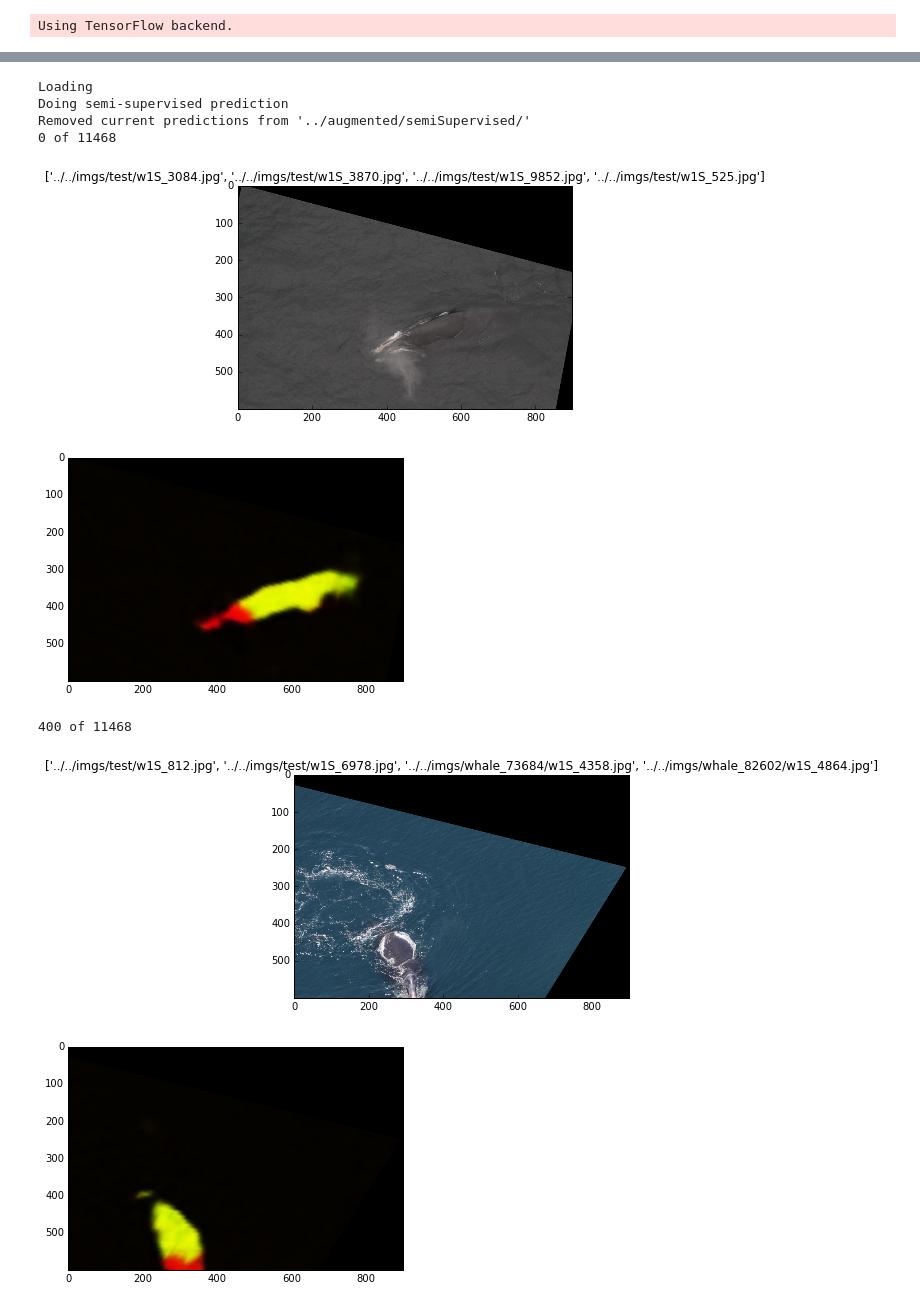
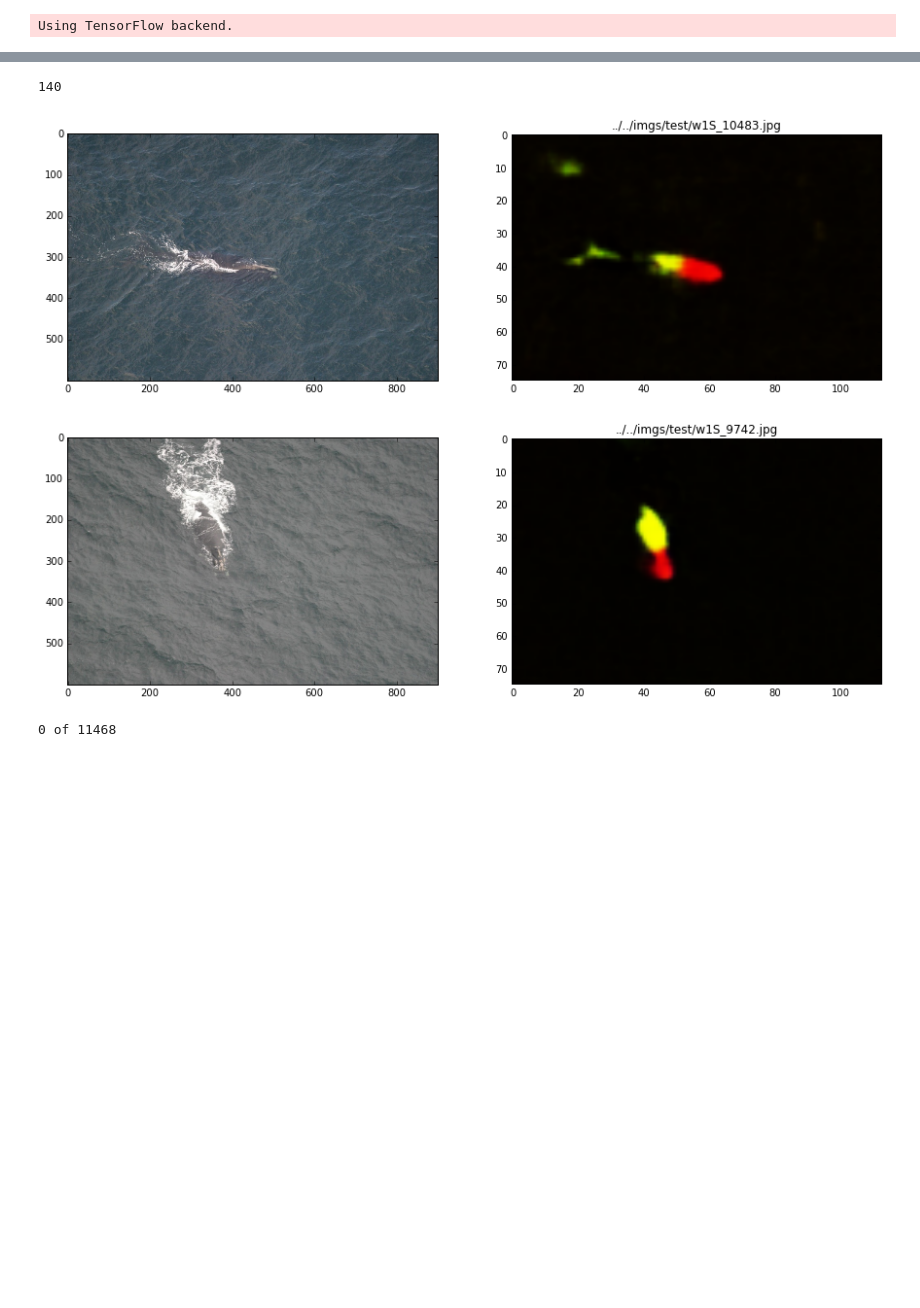
Before and after one commit to mattdns1006/whale, a Jupyter notebook: locator/tf/main.ipynb, the cells around one changed output, grey strips where cells are left out. Cells and saved outputs as stored; diff of their text form; code cells hidden in the pictures; blank space fills up the shorter version.

```diff
--- a/locator/tf/main.ipynb
+++ b/locator/tf/main.ipynb
@@ -6,6 +6,7 @@ import numpy as np
 import glob, sys
 import matplotlib.pyplot as plt
 import tqdm, os, cv2
+import pickle
 %matplotlib inline
 
 sys.path.append("/home/msmith/misc/py/")
@@ -42,6 +43,10 @@ def trainer(loss,learningRate,momentum=0.9):
 
 def imgForSave(img,scale=255):
     return (img*scale).astype(np.uint8).squeeze()
+
+def loadList(wp):
+    with open(wp, 'rb') as fp:
+        return pickle.load(fp)
 # %% [output]
 Using TensorFlow backend.
 # %%
@@ -51,10 +56,14 @@ if __name__ == "__main__":
 
         # What are we doing? Please choose one!
         trainTest = 0
-        trainAll = 1
-        fit = 0
-        ss = 1 # semi supervised
+        trainAll = 0
+        fit = 1
+        ss = 0 # semi supervised
         assert trainTest + trainAll + fit == 1, "Can only be doing one of these operations train/test, trainAll, fit"
+
+        # failed
+        failed = loadList("../imgCropFails.txt")
+        failed = [x.replace("m1_ss_","w1S_") for x in failed]
 
         # File paths
         toFitPaths = glob.glob("../../imgs/*/w1S*")
@@ -72,7 +81,7 @@ if __name__ == "__main__":
         diceThreshold = 0.5
         nEpochs = 20
         batchSize = 4
-        histMatch = 1
+        histMatch = 0
 
         matchingImg = "x_1"
         modelName = "model.tf"
@@ -149,7 +156,7 @@ if __name__ == "__main__":
 
             if load == 1:
                 if fit == 1:
-                    folderName += "trainAll/" #Assume we are using all data99999999999999999999999999999999999999999999999999999999999999999999999999999999999999999999999999999999999999999999999999999999++++6999+9-966666666666666666666666666666666666666666666666666662
+                    folderName += "trainAll/"
                 print("Loading")
                 saver.restore(sess,folderName+modelName)
             else:
@@ -186,7 +193,7 @@ if __name__ == "__main__":
                                 yPred_ = cv2.resize(yPred_,(900,600),interpolation=cv2.INTER_LINEAR)
 
 
-                                for i in range(4):
+                                for i in range(2):
                                     originalC, yPred_C = original.copy(), yPred_.copy()
                                     originalC, yPred_C = rotateImgMask(originalC,yPred_C)
                                     wp = "../augmented/semiSupervised/y_{0}.jpg".format(count)
@@ -235,56 +242,52 @@ if __name__ == "__main__":
                             loss_, diceScore_, yPred_ = sess.run([loss,diceScore,yPred], feed_dict = {x:X,y:Y})
                             tePerformance.add(loss_,diceScore_)
                             if finTe == 1 or np.random.uniform() < displayProb:
                                 showBatch(X,Y,yPred_,unnormalize=1, name = "test")
                                 #tePerformance.displayCurrentPerformance()
                         tePerformance.endEpoch()
                         tePerformance.displayEpochPerformance()
 
                     if epoch > 0 and epoch % 2 == 0 :
                         learningRate/= 1.1
                         print("Dropped learning rate to {0:.6f}".format(learningRate))
                     if save == 1:
                         clear_output()
 
                         save_path = saver.save(sess, folderName+"/"+modelName)
                         trPerformance.writeToCsv(folderName+"trainPerf.csv")
                         if trainAll != 1:
                             tePerformance.writeToCsv(folderName+"testPerf.csv")
                         print("Saved in {0}".format(folderName))
 
             elif fit == 1:
+                #toFitPaths.sort()
+                fitFeed = loadData.feed(inDims = inDims, outDims = outDims, paths = toFitPaths, matchingImg = matchingImg, histMatch = histMatch)
+                finFitting = 0
+                count = 0
+                while finFitting == 0:
+                    X,_,finFitting,paths,originals = fitFeed.next()
 
-                inDims[0], outDims[0] = 1,1 # One at a time
-                for paths in [toFitPaths[:]]:
-                    print("*"*100)
-                    paths = paths
-                    fitFeed = loadData.feed(inDims = inDims, outDims = outDims, paths = paths, matchingImg = matchingImg, histMatch = histMatch)
-                    finFitting = 0
-                    count = 0
-                    while finFitting == 0:
-                        X,_,finFitting,paths,originals = fitFeed.next()
-                        yPred_ = sess.run([yPred], feed_dict = {x:X})
-                        pred = imgForSave(yPred_[0])
+                    yPred_ = sess.run([yPred], feed_dict = {x:X})[0]
+
+                    for j in range(X.shape[0]):
+                        pred = imgForSave(yPred_[j])
+                        path = paths[j]
                         if np.random.uniform() < 0.01:
                             plt.figure(figsize=(15,15))
-                            plt.subplot(121); plt.imshow(X.squeeze()[:,:,::-1])
+                            plt.subplot(121); plt.imshow(X[j].squeeze()[:,:,::-1])
                             plt.subplot(122); plt.imshow(pred[:,:,::-1])
-                            plt.title(paths[0])
+                            plt.title(paths[j])
                             plt.show()
                             count += 1
-                            if count == 10:
-                                clear_output()
-                                count = 0
+                        if count % 10 == 0:
+                            clear_output()
+                            print(count)
+                            count += 1
                         ext = "m1{0}_".format(ssPath)
-                        wp = paths[0].replace("w1S_",ext)
+                        wp = path.replace("w1S_",ext)
                         cv2.imwrite(wp,pred)
 # %% [output]
-Loading
-Doing semi-supervised prediction
-Removed current predictions from '../augmented/semiSupervised/'
-0 of 11468
+140
-[figure, old version]
+[figure, new version]
-[figure, old version]
+[figure, new version]
-400 of 11468
+0 of 11468
-[figure, removed]
-[figure, removed]
```
Also changed, not shown: parts of 2 cells of this notebook, 4 other files.
